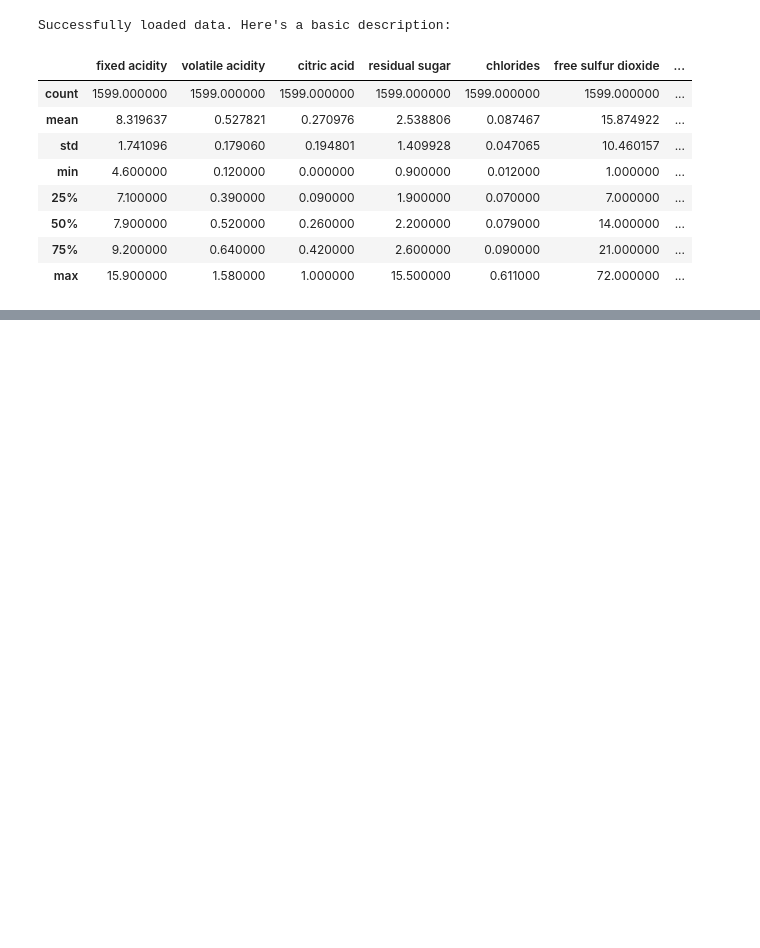
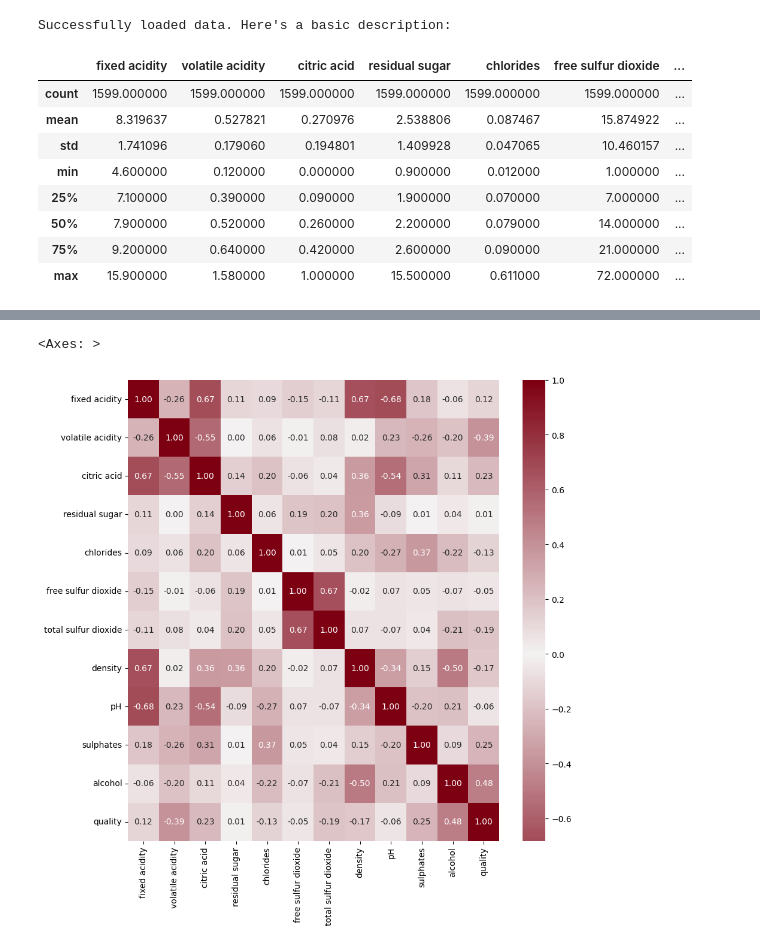
Before and after one commit to matthew-burr/machine_learning_final, a Jupyter notebook: project.ipynb, the cells around one changed output, grey strips where cells are left out. Saved outputs shown, nothing was run; the diff lists cells and outputs as text; code cells hidden in the pictures; blank space fills up the shorter version.

```diff
--- a/project.ipynb
+++ b/project.ipynb
@@ -63,0 +82,24 @@ Successfully loaded data. Here's a basic description:
+# %%
+cm = data.corr()
+
+fig, ax = plt.subplots(figsize=(10, 10))
+
+sns.heatmap(
+    cm,
+    xticklabels=1,
+    yticklabels=1,
+    annot=True,
+    fmt="0.2f",
+    center=0.0,
+    cmap=sns.diverging_palette(
+        10,
+        10,
+        s=100,
+        l=25,
+        center="light",
+        as_cmap=True,
+    ),
+)
+# %% [output]
+<Axes: >
+[figure, added]
```
Also changed, not shown: parts of 9 cells of this notebook, 1 other file.
